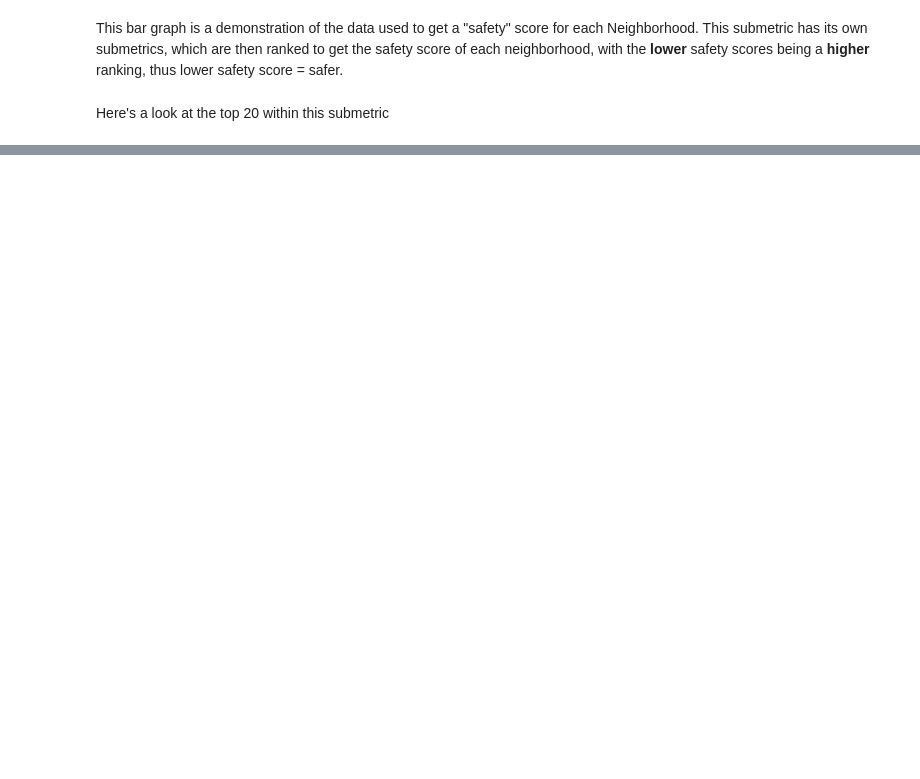
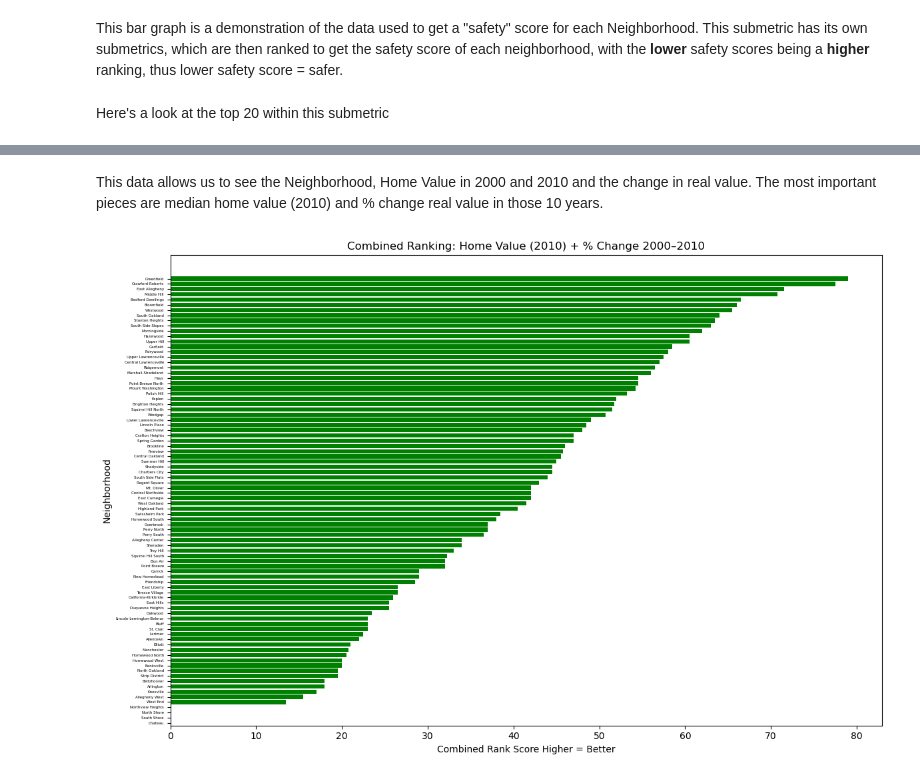
Before and after one commit to tredondizzy/Final-Project, a Jupyter notebook: FinalProject.ipynb, the cells around one changed output, grey strips where cells are left out. Drawn from its saved outputs; the diff is of its cells as text; code cells hidden in the pictures; blank space fills up the shorter version.

```diff
--- a/FinalProject.ipynb
+++ b/FinalProject.ipynb
@@ -132,0 +144,18 @@ print(top10[['Neighborhood', 'Total']])
+# %%
+PGH_Neighborhoods_Snap = pd.read_csv ( 'PGH_Neighborhoods_SNAP.csv' )
+snap = PGH_Neighborhoods_Snap[['Neighborhood','Median Home  Value (2010)', 'Median Home Value (2000)' , '% Change Real Value 2000-2010']]
+
+# Load the CSV
+PGH_Neighborhoods_Snap = pd.read_csv('PGH_Neighborhoods_SNAP.csv')
+
+# Create a clean dataset with selected columns
+snap = PGH_Neighborhoods_Snap[
+    [
+        'Neighborhood',
+        'Median Home  Value (2010)',
+        'Median Home Value (2000)',
+        '% Change Real Value 2000-2010'
+    ]
+]
+snap = snap[snap['Neighborhood'].isin(valid_neighs)]
+snap.head()
@@ -132,0 +169,29 @@ print(top10[['Neighborhood', 'Total']])
+# %% [markdown]
+This data allows us to see the Neighborhood, Home Value in 2000 and 2010 and the change in real value. The most important pieces are median home value (2010) and % change real value in those 10 years.
+# %%
+snap['rank_2010'] = snap['Median Home  Value (2010)'].rank(ascending=True)
+snap['rank_change'] = snap['% Change Real Value 2000-2010'].rank(ascending=True)
+
+snap['combined_rank'] = snap[['rank_2010', 'rank_change']].mean(axis=1)
+
+snap_sorted = snap.sort_values('combined_rank', ascending=False)
+
+
+plt.figure(figsize=(12, 8))
+plt.barh(
+    snap_sorted['Neighborhood'],
+    snap_sorted['combined_rank'],
+    color = "green"
+)
+
+plt.gca().invert_yaxis()
+
+plt.yticks(fontsize=4)
+plt.title('Combined Ranking: Home Value (2010) + % Change 2000–2010')
+plt.xlabel('Combined Rank Score Higher = Better')
+plt.ylabel('Neighborhood')
+
+plt.tight_layout()
+plt.show()
+# %% [output]
+[figure, added]
```
Also changed, not shown: parts of 38 cells of this notebook.
